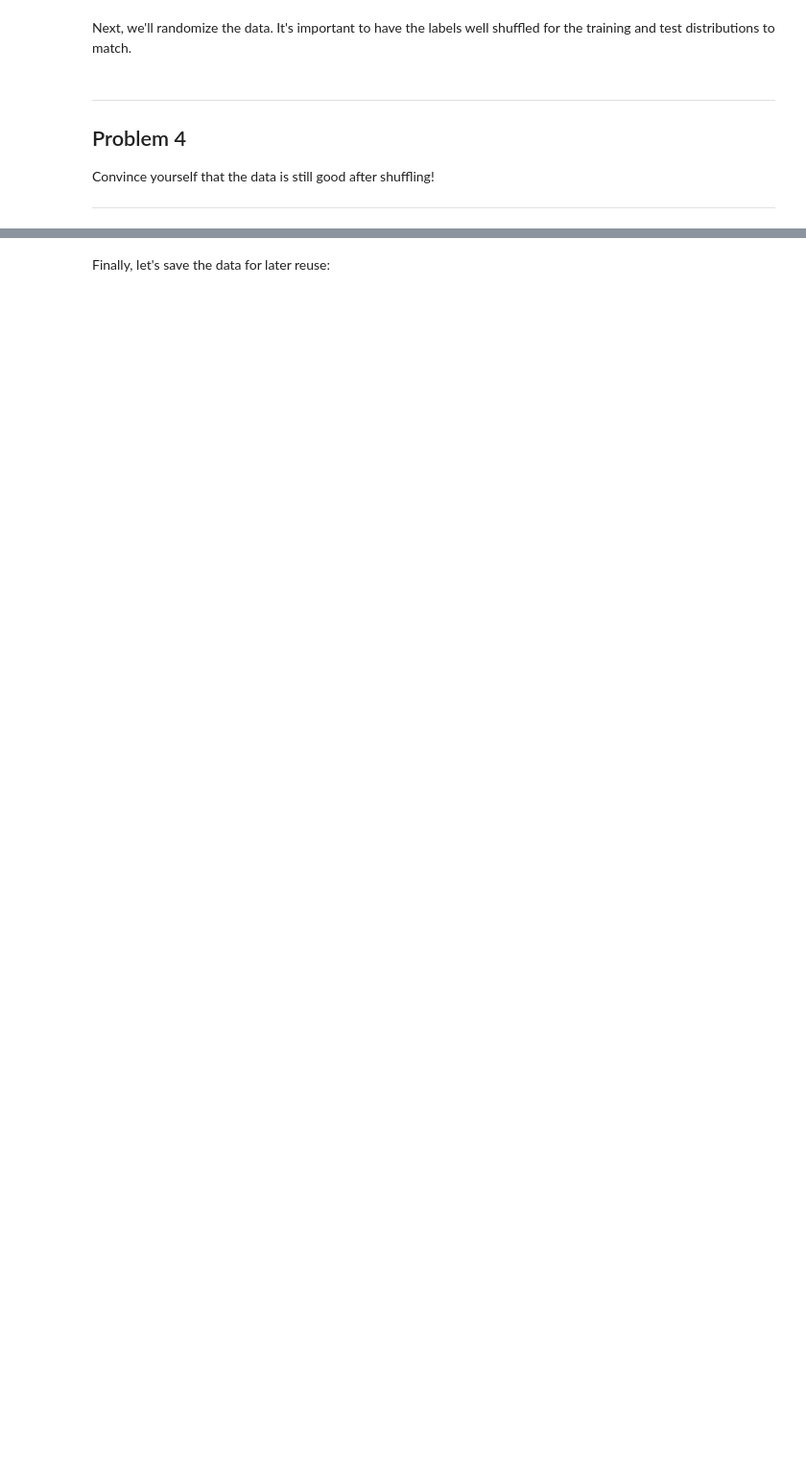
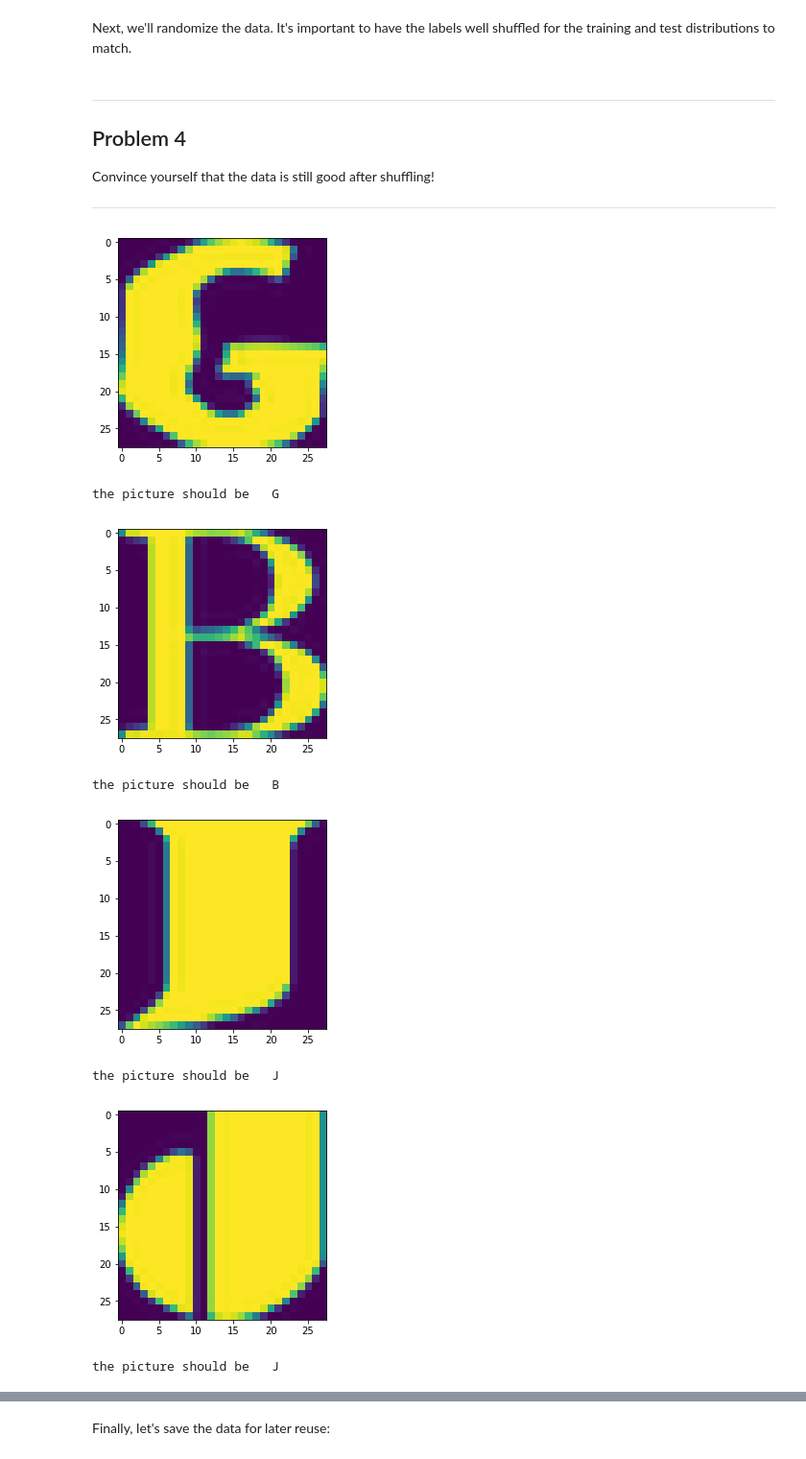
Before and after one commit to dinglight/ainlp_2019_summer, a Jupyter notebook: lesson09/1_notmnist.ipynb, the cells around one changed output, grey strips where cells are left out. Shown at 96% size. Cells and saved outputs as stored; diff of their text form; code cells hidden in the pictures; blank space fills up the shorter version.

```diff
--- a/lesson09/1_notmnist.ipynb
+++ b/lesson09/1_notmnist.ipynb
@@ -44,7 +44,8 @@ from six.moves import cPickle as pickle
 # %% [markdown]
 First, we'll download the dataset to our local machine. The data consists of characters rendered in a variety of fonts on a 28x28 image. The labels are limited to 'A' through 'J' (10 classes). The training set has about 500k and the testset 19000 labeled examples. Given these sizes, it should be possible to train models quickly on any machine.
 # %%
-url = 'https://commondatastorage.googleapis.com/books1000/'
+#url = 'https://commondatastorage.googleapis.com/books1000/'
+url = 'http://yaroslavvb.com/upload/notMNIST/'
 last_percent_reported = None
 data_root = '.' # Change me to store data elsewhere
 
@@ -219,3 +232,9 @@ Problem 3
 Another check: we expect the data to be balanced across classes. Verify that.
 
 ---
+# %%
+file_path = './notMNIST_large/{0}.pickle'
+for ele in 'ABCDEFJHIJ':
+    with open(file_path.format(ele), 'rb') as pk_f:
+        dat = pickle.load(pk_f)
+    print('number of pictures in {}.pickle = '.format(ele), dat.shape[0])
@@ -300,3 +330,25 @@ Problem 4
 Convince yourself that the data is still good after shuffling!
 
 ---
+# %%
+mapping = {key:val for key, val in enumerate('ABCDEFGHIJ')}
+def plot_check(matrix, key):
+    plt.imshow(matrix)
+    plt.show()
+    print('the picture should be  ', mapping[key])
+    return None
+
+length = train_dataset.shape[0]-1
+# five check
+for _ in range(5):
+    index = np.random.randint(length)
+    plot_check(train_dataset[index,:,:], train_labels[index])
+# %% [output]
+[figure, added]
+the picture should be   G
+[figure, added]
+the picture should be   B
+[figure, added]
+the picture should be   J
+[figure, added]
+the picture should be   J
```
Also changed, not shown: parts of 10 cells of this notebook.
